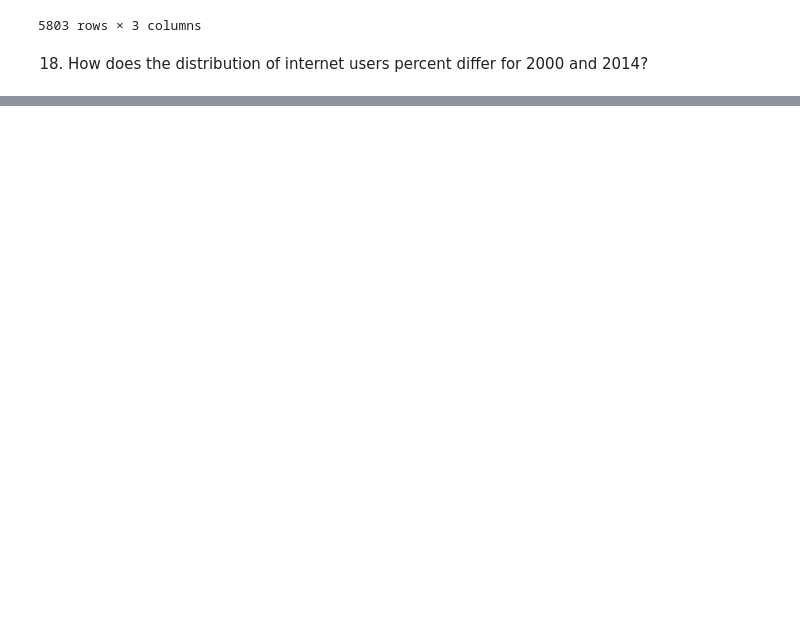
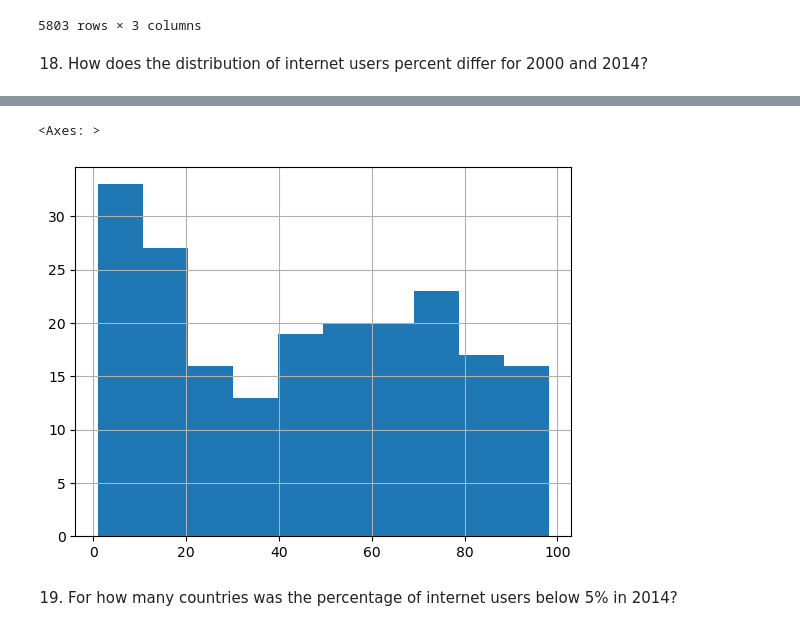
Before and after one commit to NSS-Data-Analytics-Cohort-12/un-python-GeorgeToma99, a Jupyter notebook: notebooks/project_1_un_gt.ipynb, the cells around one changed output, grey strips where cells are left out. Drawn from its saved outputs; the diff is of its cells as text; code cells hidden in the pictures; blank space fills up the shorter version.

```diff
--- a/notebooks/project_1_un_gt.ipynb
+++ b/notebooks/project_1_un_gt.ipynb
@@ -441,0 +458,7 @@ int_use.sort_values(by = 'Year')
+# %%
+int_use_18.loc[int_use_18.Year == '2014'].Internet_Users_Pct.hist()
+# %% [output]
+<Axes: >
+[figure, added]
+# %% [markdown]
+19. For how many countries was the percentage of internet users below 5% in 2014?
```
Also changed, not shown: parts of 11 cells of this notebook.
